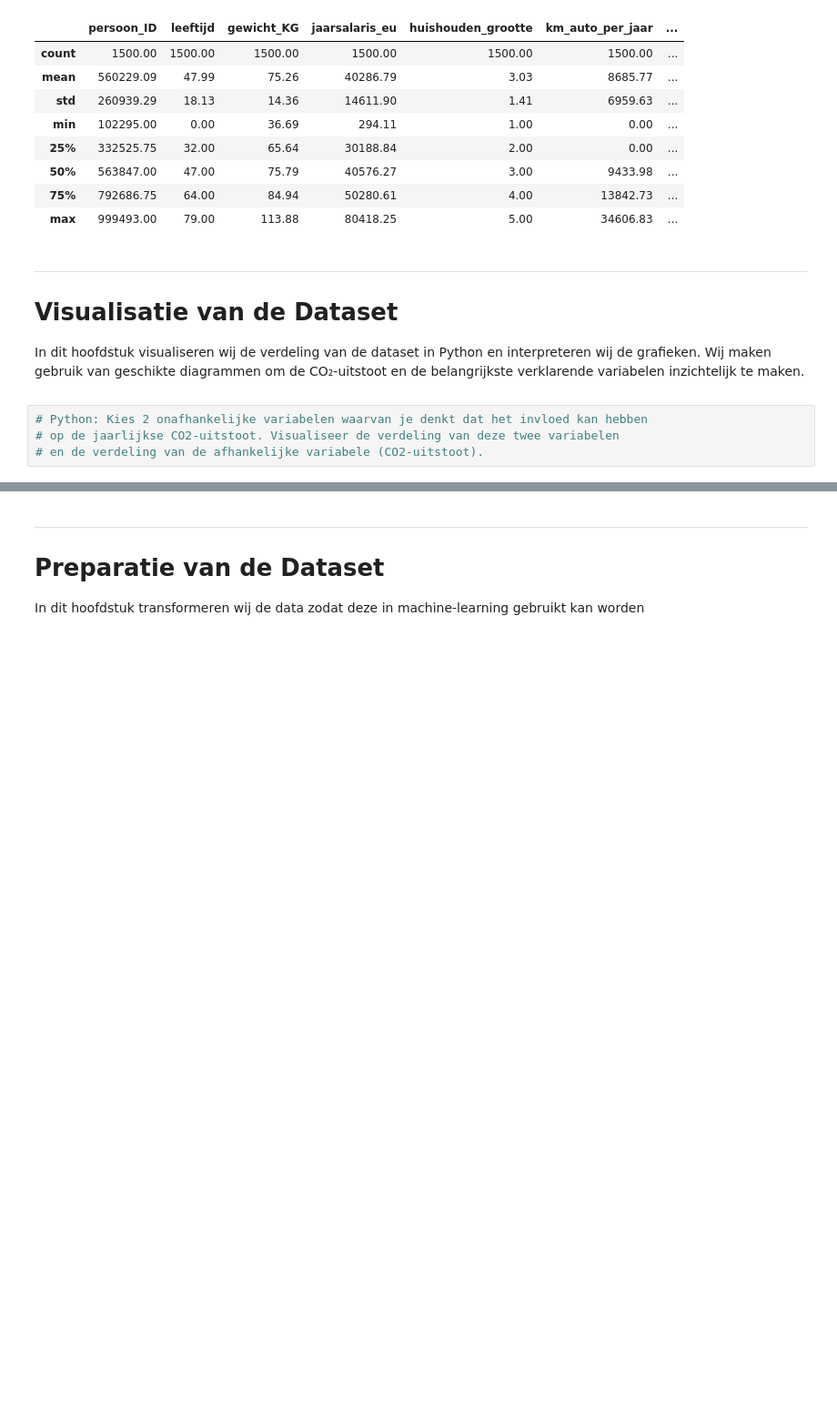
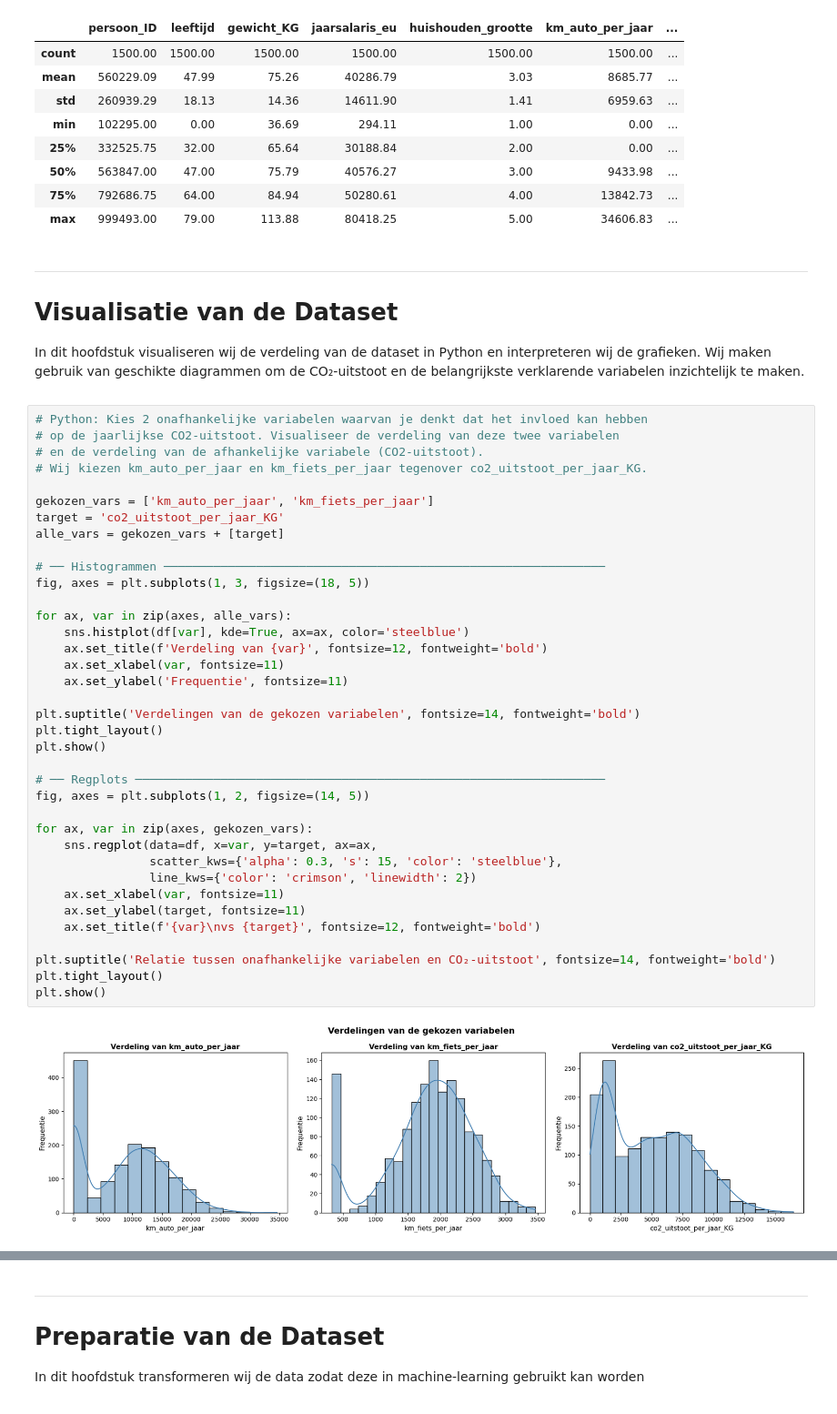
Before and after one commit to EchoinSilences/WiskundePortfolioHHS, a Jupyter notebook: Onderzoek.ipynb, the cells around one changed output, grey strips where cells are left out. Shown at 91% size. Drawn from its saved outputs; the diff is of its cells as text; blank space fills up the shorter version.

```diff
--- a/Onderzoek.ipynb
+++ b/Onderzoek.ipynb
@@ -230,4 +208,39 @@ In dit hoofdstuk visualiseren wij de verdeling van de dataset in Python en inter
 # %%
 # Python: Kies 2 onafhankelijke variabelen waarvan je denkt dat het invloed kan hebben
 # op de jaarlijkse CO2-uitstoot. Visualiseer de verdeling van deze twee variabelen
 # en de verdeling van de afhankelijke variabele (CO2-uitstoot).
+# Wij kiezen km_auto_per_jaar en km_fiets_per_jaar tegenover co2_uitstoot_per_jaar_KG.
+
+gekozen_vars = ['km_auto_per_jaar', 'km_fiets_per_jaar']
+target = 'co2_uitstoot_per_jaar_KG'
+alle_vars = gekozen_vars + [target]
+
+# ── Histogrammen ──────────────────────────────────────────────────────────────
+fig, axes = plt.subplots(1, 3, figsize=(18, 5))
+
+for ax, var in zip(axes, alle_vars):
+    sns.histplot(df[var], kde=True, ax=ax, color='steelblue')
+    ax.set_title(f'Verdeling van {var}', fontsize=12, fontweight='bold')
+    ax.set_xlabel(var, fontsize=11)
+    ax.set_ylabel('Frequentie', fontsize=11)
+
+plt.suptitle('Verdelingen van de gekozen variabelen', fontsize=14, fontweight='bold')
+plt.tight_layout()
+plt.show()
+
+# ── Regplots ──────────────────────────────────────────────────────────────────
+fig, axes = plt.subplots(1, 2, figsize=(14, 5))
+
+for ax, var in zip(axes, gekozen_vars):
+    sns.regplot(data=df, x=var, y=target, ax=ax,
+                scatter_kws={'alpha': 0.3, 's': 15, 'color': 'steelblue'},
+                line_kws={'color': 'crimson', 'linewidth': 2})
+    ax.set_xlabel(var, fontsize=11)
+    ax.set_ylabel(target, fontsize=11)
+    ax.set_title(f'{var}\nvs {target}', fontsize=12, fontweight='bold')
+
+plt.suptitle('Relatie tussen onafhankelijke variabelen en CO₂-uitstoot', fontsize=14, fontweight='bold')
+plt.tight_layout()
+plt.show()
+# %% [output]
+[figure, added]
```
Also changed, not shown: parts of 3 cells of this notebook, 1 other file.
